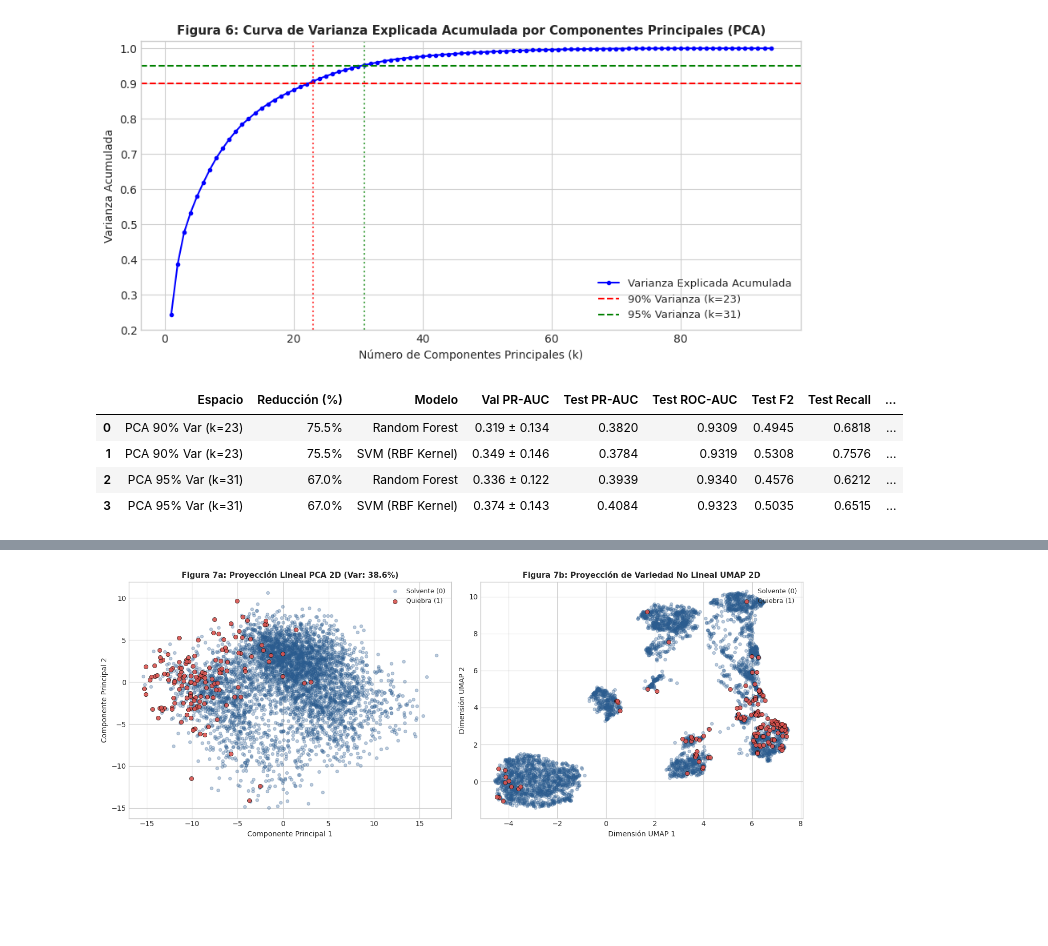
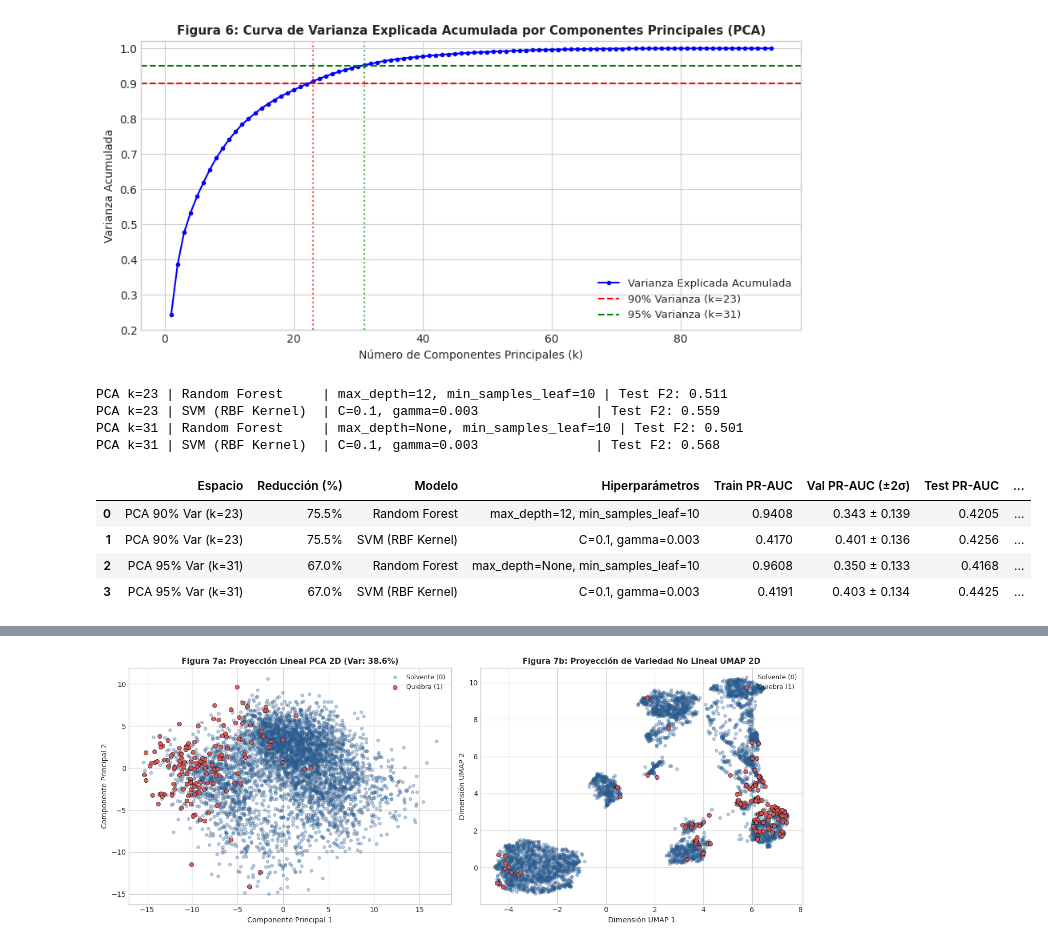
Before and after one commit to wanerge/proyecto-modelos2, a Jupyter notebook: Proyecto_Final_Quiebra_Taiwan.ipynb, the cells around one changed output, grey strips where cells are left out. Cells and saved outputs as stored; diff of their text form; code cells hidden in the pictures; blank space fills up the shorter version.

Commit message:
feat(modelos): busqueda de hiperparametros en malla y comparacion train/val/test

```diff
--- a/Proyecto_Final_Quiebra_Taiwan.ipynb
+++ b/Proyecto_Final_Quiebra_Taiwan.ipynb
@@ -73,15 +73,8 @@ def cargar_dataset():
         df = pd.concat([y, X], axis=1)
         print("[INFO] Descarga completada con éxito desde UCI.")
 
-    # Limpieza de espacios en blanco en los nombres de las columnas
-    df.columns = [c.strip() for c in df.columns]
-
-    # Normalización de caracteres especiales (por ejemplo el símbolo de moneda Yuan ¥)
-    rename_cols = {}
-    for col in df.columns:
-        if "Yuan" in col:
-            rename_cols[col] = col.replace("", "¥").replace("?", "")
-    df.rename(columns=rename_cols, inplace=True)
+    # Limpieza de espacios en blanco y del símbolo de moneda (Yuan ¥) que algunas descargas traen dañado
+    df.columns = [c.strip().replace("\ufffd", "¥") for c in df.columns]
     return df
 
 df_raw = cargar_dataset()
@@ -889,59 +1022,39 @@ Número de componentes para 90% de varianza: k = 23 (Reducción: 75.5%)
 Número de componentes para 95% de varianza: k = 31 (Reducción: 67.0%)
 [figure]
 # %%
-# Reentrenamiento de los dos mejores modelos en los espacios PCA (k=23 y k=31)
+# Reentrenamiento de los dos mejores modelos en los espacios PCA (k=23 y k=31), con nueva búsqueda de hiperparámetros
 modelos_pca_eval = {
-    "Random Forest": RandomForestClassifier(n_estimators=300, max_depth=10, min_samples_leaf=2,
-                                           class_weight="balanced_subsample", n_jobs=-1, random_state=SEED),
-    "SVM (RBF Kernel)": SVC(kernel="rbf", C=1.5, gamma="scale", class_weight="balanced", probability=True, random_state=SEED)
+    "Random Forest": RandomForestClassifier(n_estimators=300, class_weight="balanced_subsample",
+                                           n_jobs=-1, random_state=SEED),
+    "SVM (RBF Kernel)": SVC(kernel="rbf", class_weight="balanced", probability=True, random_state=SEED)
 }
 
 resultados_pca = []
 for k_comp, etiqueta_var in [(k_90, "90% Var"), (k_95, "95% Var")]:
     pct_red = 100 * (1 - k_comp / X.shape[1])
     for m_nombre, m_clf in modelos_pca_eval.items():
+        # PCA dentro del Pipeline: en cada pliegue se ajusta solo con los datos de entrenamiento de ese pliegue
         pipe_pca = Pipeline([
             ("scaler", QuantileTransformer(output_distribution="normal", n_quantiles=200, random_state=SEED)),
             ("pca", PCA(n_components=k_comp, random_state=SEED)),
             ("model", m_clf)
         ])
-
-        # Validación interna para umbral OOF
-        oof_probs_pca = np.zeros(len(y_train))
-        cv_aucs_pca = []
-        for tr_i, va_i in cv.split(X_train, y_train):
-            pipe_pca.fit(X_train[tr_i], y_train[tr_i])
-            p_val = pipe_pca.predict_proba(X_train[va_i])[:, 1]
-            cv_aucs_pca.append(average_precision_score(y_train[va_i], p_val))
-            oof_probs_pca[va_i] += p_val / N_REPEATS
-
-        th_opt_pca, _ = find_best_threshold(y_train, oof_probs_pca)
-
-        # Ajuste en todo Train y evaluación en Test
-        pipe_pca.fit(X_train, y_train)
-        p_te_pca = pipe_pca.predict_proba(X_test)[:, 1]
-        pred_te_pca = (p_te_pca >= th_opt_pca).astype(int)
-
-        resultados_pca.append({
-            "Espacio": f"PCA {etiqueta_var} (k={k_comp})",
-            "Reducción (%)": f"{pct_red:.1f}%",
-            "Modelo": m_nombre,
-            "Val PR-AUC": f"{np.mean(cv_aucs_pca):.3f} ± {2*np.std(cv_aucs_pca):.3f}",
-            "Test PR-AUC": round(average_precision_score(y_test, p_te_pca), 4),
-            "Test ROC-AUC": round(roc_auc_score(y_test, p_te_pca), 4),
-            "Test F2": round(fbeta_score(y_test, pred_te_pca, beta=2, zero_division=0), 4),
-            "Test F1": round(f1_score(y_test, pred_te_pca, zero_division=0), 4),
-            "Test MCC": round(matthews_corrcoef(y_test, pred_te_pca), 4),
-            "Test Recall": round(recall_score(y_test, pred_te_pca, zero_division=0), 4),
-            "Test Precision": round(precision_score(y_test, pred_te_pca, zero_division=0), 4)
-        })
+        fila, _, _, _, _ = entrenar_y_evaluar(pipe_pca, GRILLAS[m_nombre], X_train, y_train, X_test, y_test)
+        resultados_pca.append({"Espacio": f"PCA {etiqueta_var} (k={k_comp})", "Reducción (%)": f"{pct_red:.1f}%",
+                               "Modelo": m_nombre, **fila})
+        print(f"PCA k={k_comp} | {m_nombre:<17} | {fila['Hiperparámetros']:<32} | Test F2: {fila['Test F2-Score']:.3f}")
 
 df_res_pca = pd.DataFrame(resultados_pca)
 df_res_pca.to_csv(os.path.join("results", "tabla_pca_resultados.csv"), index=False)
-df_res_pca[["Espacio", "Reducción (%)", "Modelo", "Val PR-AUC", "Test PR-AUC", "Test ROC-AUC", "Test F2", "Test Recall", "Test Precision"]]
+df_res_pca[["Espacio", "Reducción (%)", "Modelo", "Hiperparámetros", "Train PR-AUC", "Val PR-AUC (±2σ)", "Test PR-AUC",
+            "Test ROC-AUC", "Test F2-Score", "Test Recall", "Test Precision"]]
 # %% [output]
+PCA k=23 | Random Forest     | max_depth=12, min_samples_leaf=10 | Test F2: 0.511
+PCA k=23 | SVM (RBF Kernel)  | C=0.1, gamma=0.003               | Test F2: 0.559
+PCA k=31 | Random Forest     | max_depth=None, min_samples_leaf=10 | Test F2: 0.501
+PCA k=31 | SVM (RBF Kernel)  | C=0.1, gamma=0.003               | Test F2: 0.568
-|  | Espacio | Reducción (%) | Modelo | Val PR-AUC | Test PR-AUC | Test ROC-AUC | Test F2 | Test Recall | ... |
-| 0 | PCA 90% Var (k=23) | 75.5% | Random Forest | 0.319 ± 0.134 | 0.3820 | 0.9309 | 0.4945 | 0.6818 | ... |
-| 1 | PCA 90% Var (k=23) | 75.5% | SVM (RBF Kernel) | 0.349 ± 0.146 | 0.3784 | 0.9319 | 0.5308 | 0.7576 | ... |
-| 2 | PCA 95% Var (k=31) | 67.0% | Random Forest | 0.336 ± 0.122 | 0.3939 | 0.9340 | 0.4576 | 0.6212 | ... |
-| 3 | PCA 95% Var (k=31) | 67.0% | SVM (RBF Kernel) | 0.374 ± 0.143 | 0.4084 | 0.9323 | 0.5035 | 0.6515 | ... |
+|  | Espacio | Reducción (%) | Modelo | Hiperparámetros | Train PR-AUC | Val PR-AUC (±2σ) | Test PR-AUC | ... |
+| 0 | PCA 90% Var (k=23) | 75.5% | Random Forest | max_depth=12, min_samples_leaf=10 | 0.9408 | 0.343 ± 0.139 | 0.4205 | ... |
+| 1 | PCA 90% Var (k=23) | 75.5% | SVM (RBF Kernel) | C=0.1, gamma=0.003 | 0.4170 | 0.401 ± 0.136 | 0.4256 | ... |
+| 2 | PCA 95% Var (k=31) | 67.0% | Random Forest | max_depth=None, min_samples_leaf=10 | 0.9608 | 0.350 ± 0.133 | 0.4168 | ... |
+| 3 | PCA 95% Var (k=31) | 67.0% | SVM (RBF Kernel) | C=0.1, gamma=0.003 | 0.4191 | 0.403 ± 0.134 | 0.4425 | ... |
```
Also changed, not shown: parts of 32 cells of this notebook, 16 other files.
